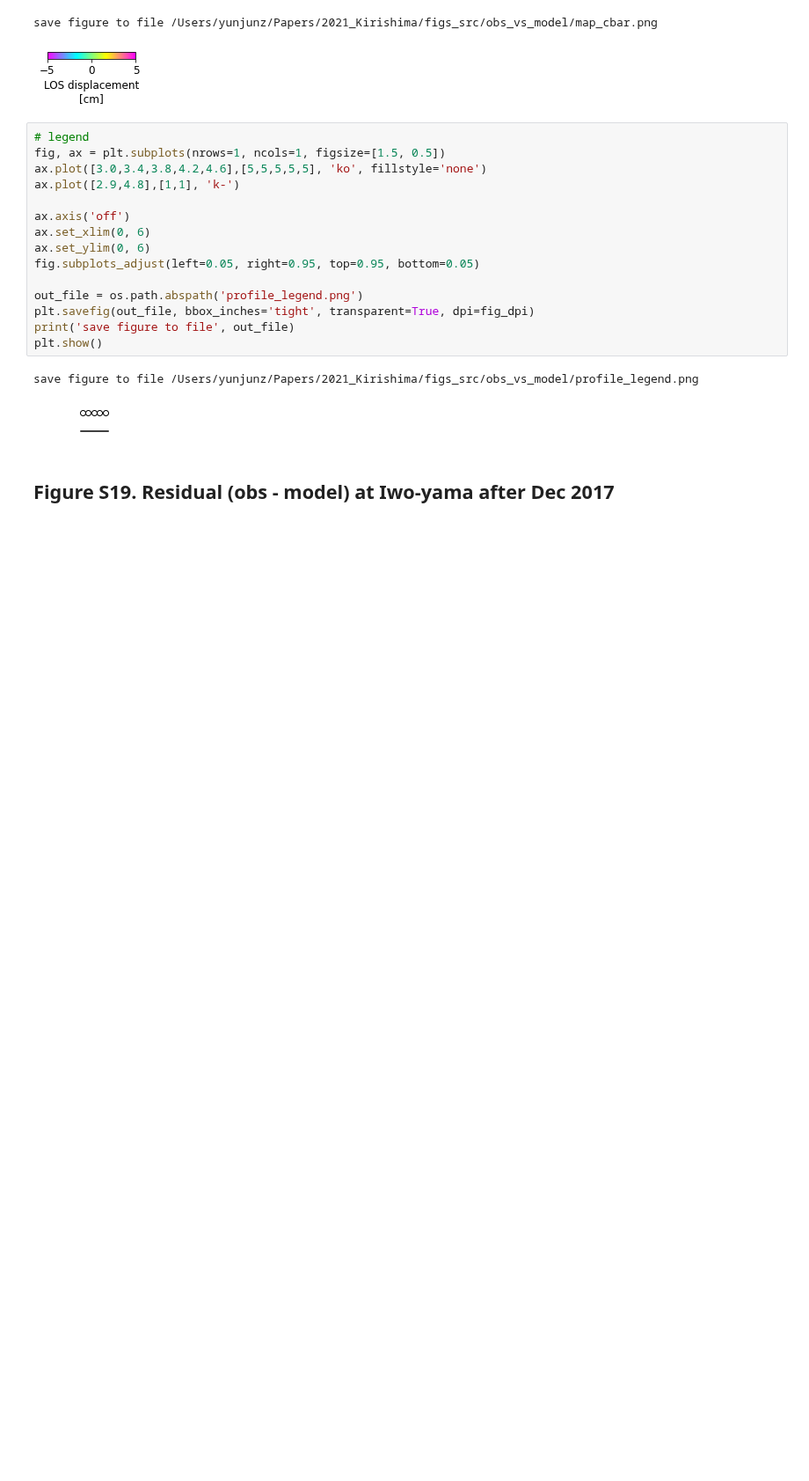
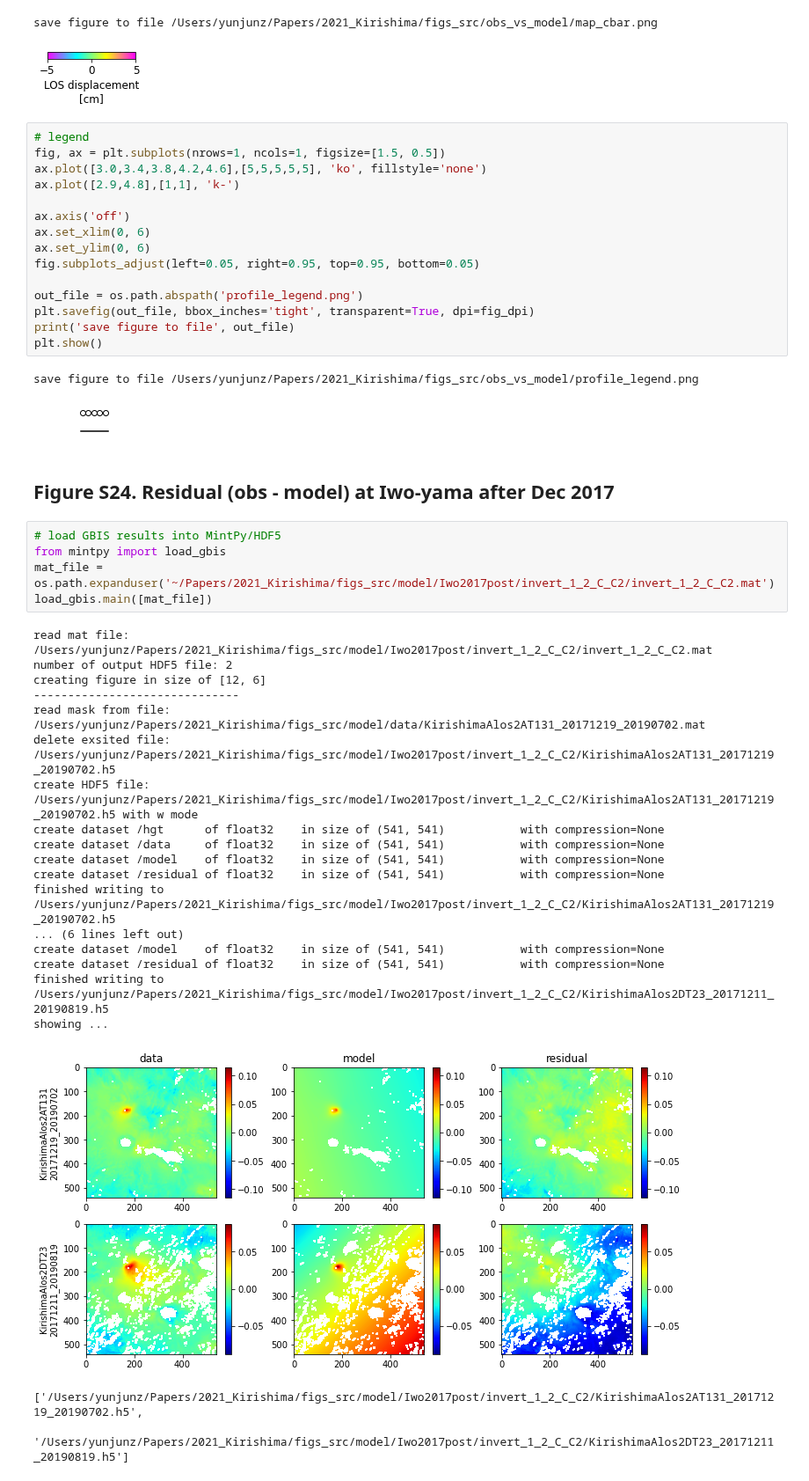
Before and after one commit to geodesymiami/2021-Kirishima, a Jupyter notebook: Fig2_obs_vs_model.ipynb, the cells around one changed output. Shown at 88% size. Cells and saved outputs as stored; diff of their text form; blank space fills up the shorter version.

```diff
--- a/Fig2_obs_vs_model.ipynb
+++ b/Fig2_obs_vs_model.ipynb
@@ -298,6 +298,32 @@ plt.show()
 save figure to file /Users/yunjunz/Papers/2021_Kirishima/figs_src/obs_vs_model/profile_legend.png
 [figure]
 # %% [markdown]
-## Figure S19. Residual (obs - model) at Iwo-yama after Dec 2017
+## Figure S24. Residual (obs - model) at Iwo-yama after Dec 2017
+# %%
+# load GBIS results into MintPy/HDF5
+from mintpy import load_gbis
+mat_file = os.path.expanduser('~/Papers/2021_Kirishima/figs_src/model/Iwo2017post/invert_1_2_C_C2/invert_1_2_C_C2.mat')
+load_gbis.main([mat_file])
+# %% [output]
+read mat file: /Users/yunjunz/Papers/2021_Kirishima/figs_src/model/Iwo2017post/invert_1_2_C_C2/invert_1_2_C_C2.mat
+number of output HDF5 file: 2
+creating figure in size of [12, 6]
+------------------------------
+read mask from file: /Users/yunjunz/Papers/2021_Kirishima/figs_src/model/data/KirishimaAlos2AT131_20171219_20190702.mat
+delete exsited file: /Users/yunjunz/Papers/2021_Kirishima/figs_src/model/Iwo2017post/invert_1_2_C_C2/KirishimaAlos2AT131_20171219_20190702.h5
+create HDF5 file: /Users/yunjunz/Papers/2021_Kirishima/figs_src/model/Iwo2017post/invert_1_2_C_C2/KirishimaAlos2AT131_20171219_20190702.h5 with w mode
+create dataset /hgt      of float32    in size of (541, 541)           with compression=None
+create dataset /data     of float32    in size of (541, 541)           with compression=None
+create dataset /model    of float32    in size of (541, 541)           with compression=None
+create dataset /residual of float32    in size of (541, 541)           with compression=None
+finished writing to /Users/yunjunz/Papers/2021_Kirishima/figs_src/model/Iwo2017post/invert_1_2_C_C2/KirishimaAlos2AT131_20171219_20190702.h5
+... (6 lines left out)
+create dataset /model    of float32    in size of (541, 541)           with compression=None
+create dataset /residual of float32    in size of (541, 541)           with compression=None
+finished writing to /Users/yunjunz/Papers/2021_Kirishima/figs_src/model/Iwo2017post/invert_1_2_C_C2/KirishimaAlos2DT23_20171211_20190819.h5
+showing ...
+[figure, added]
+['/Users/yunjunz/Papers/2021_Kirishima/figs_src/model/Iwo2017post/invert_1_2_C_C2/KirishimaAlos2AT131_20171219_20190702.h5',
+ '/Users/yunjunz/Papers/2021_Kirishima/figs_src/model/Iwo2017post/invert_1_2_C_C2/KirishimaAlos2DT23_20171211_20190819.h5']
 # %%
 # input files
```
Also changed, not shown: parts of 5 cells of this notebook.
